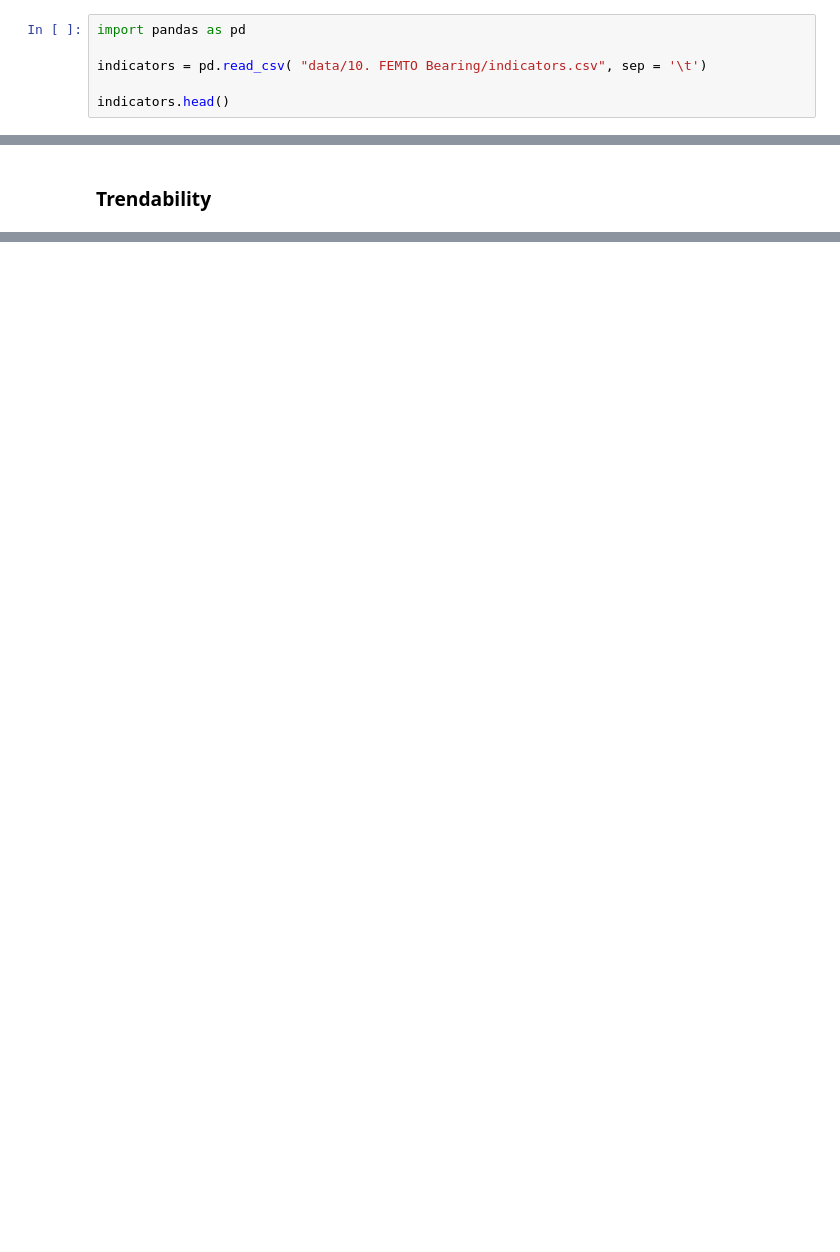
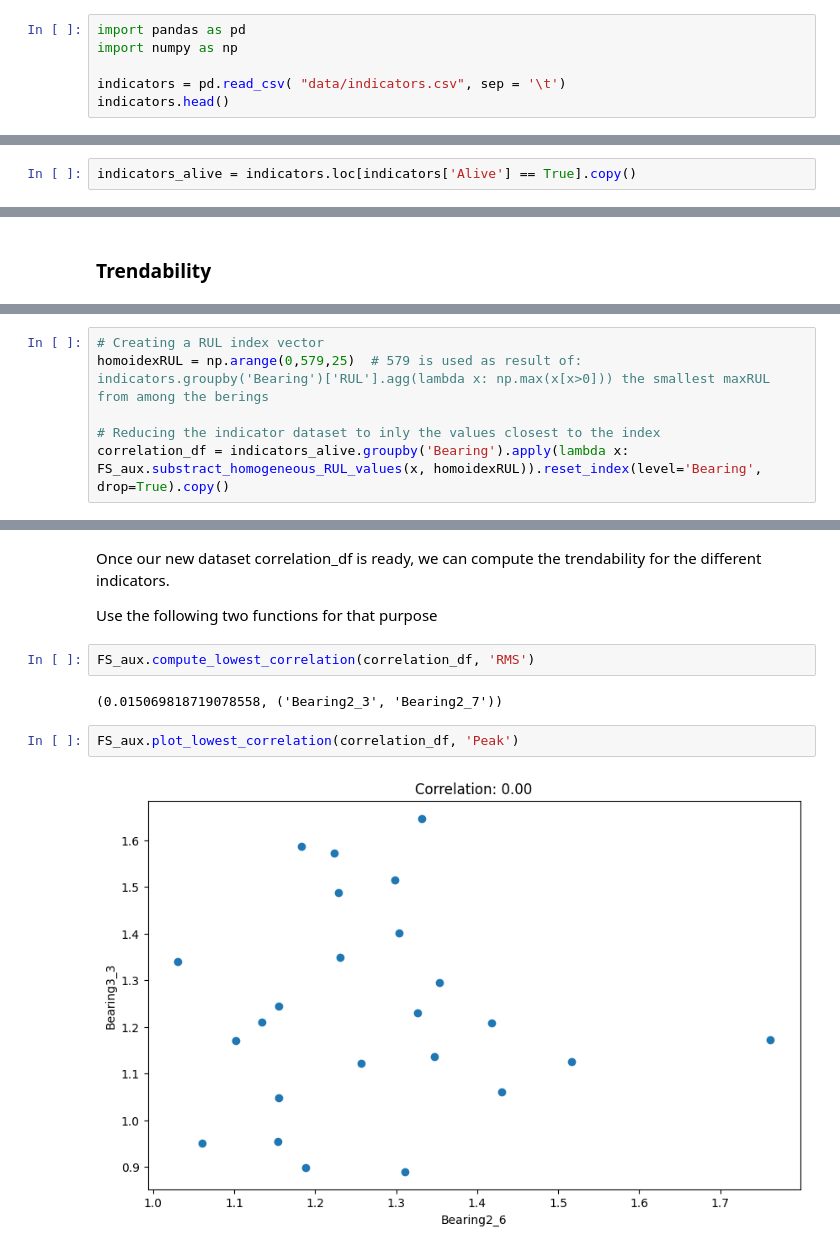
Before and after one commit to klopetx/PHM_tutorial, a Jupyter notebook: src/03_Feature_selection.ipynb, the cells around one changed output, grey strips where cells are left out. Cells and saved outputs as stored; diff of their text form; blank space fills up the shorter version.

```diff
--- a/src/03_Feature_selection.ipynb
+++ b/src/03_Feature_selection.ipynb
@@ -60,9 +42,9 @@ We have now a dataset which has some indicators extracted from each raw signal a
 Let's load it an have a look:
 # %%
 import pandas as pd
+import numpy as np
 
-indicators = pd.read_csv( "data/10. FEMTO Bearing/indicators.csv", sep = '\t')
-
+indicators = pd.read_csv( "data/indicators.csv", sep = '\t')
 indicators.head()
 # %% [output]
 |  | Origin | Bearing | OperatingCondition | TestNumber | TestIdx | Hour | Minute | Second | ... |
@@ -164,0 +102,2 @@ See the caveats in the documentation: https://pandas.pydata.org/pandas-docs/stab
+# %%
+indicators_alive = indicators.loc[indicators['Alive'] == True].copy()
@@ -428,0 +237,6 @@ print(len(inputdf[target_var]))
+# %%
+# Creating a RUL index vector
+homoidexRUL = np.arange(0,579,25)  # 579 is used as result of: indicators.groupby('Bearing')['RUL'].agg(lambda x: np.max(x[x>0])) the smallest maxRUL from among the berings
+
+# Reducing the indicator dataset to inly the values closest to the index
+correlation_df = indicators_alive.groupby('Bearing').apply(lambda x: FS_aux.substract_homogeneous_RUL_values(x, homoidexRUL)).reset_index(level='Bearing', drop=True).copy()
@@ -428,0 +255,12 @@ print(len(inputdf[target_var]))
+# %% [markdown]
+Once our new dataset correlation_df is ready, we can compute the trendability for the different indicators.
+
+Use the following two functions for that purpose
+# %%
+FS_aux.compute_lowest_correlation(correlation_df, 'RMS')
+# %% [output]
+(0.015069818719078558, ('Bearing2_3', 'Bearing2_7'))
+# %%
+FS_aux.plot_lowest_correlation(correlation_df, 'Peak')
+# %% [output]
+[figure, added]
```
Also changed, not shown: parts of 45 cells of this notebook.
